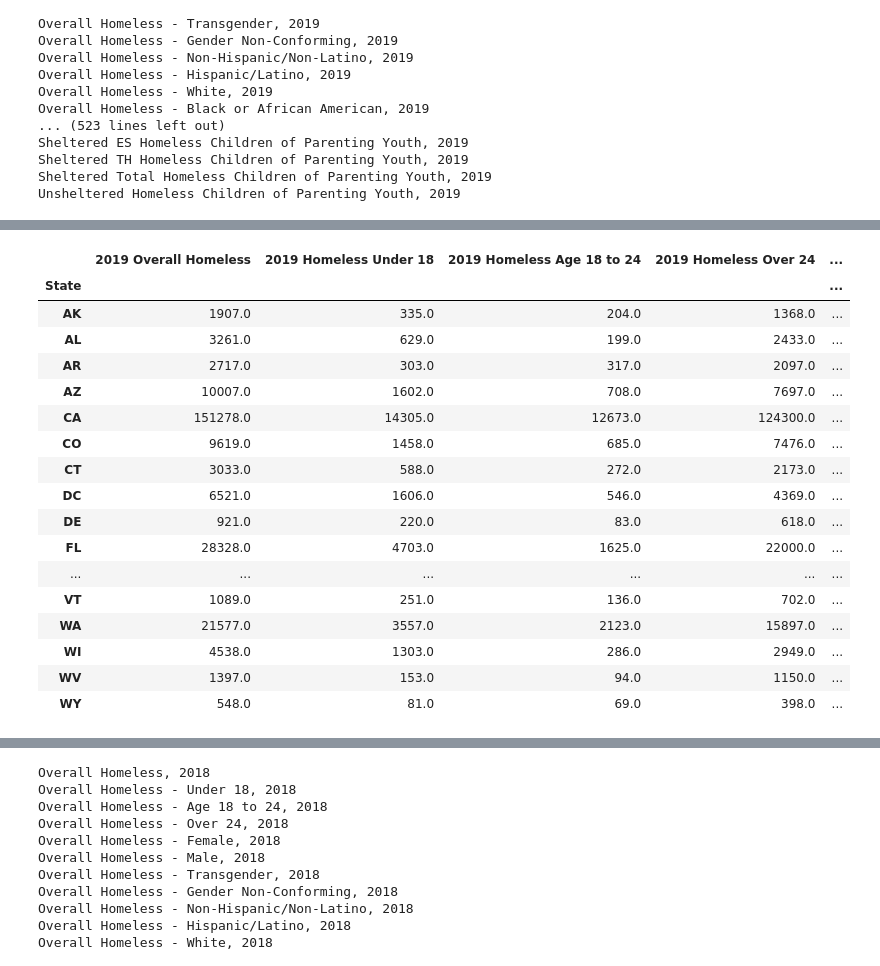
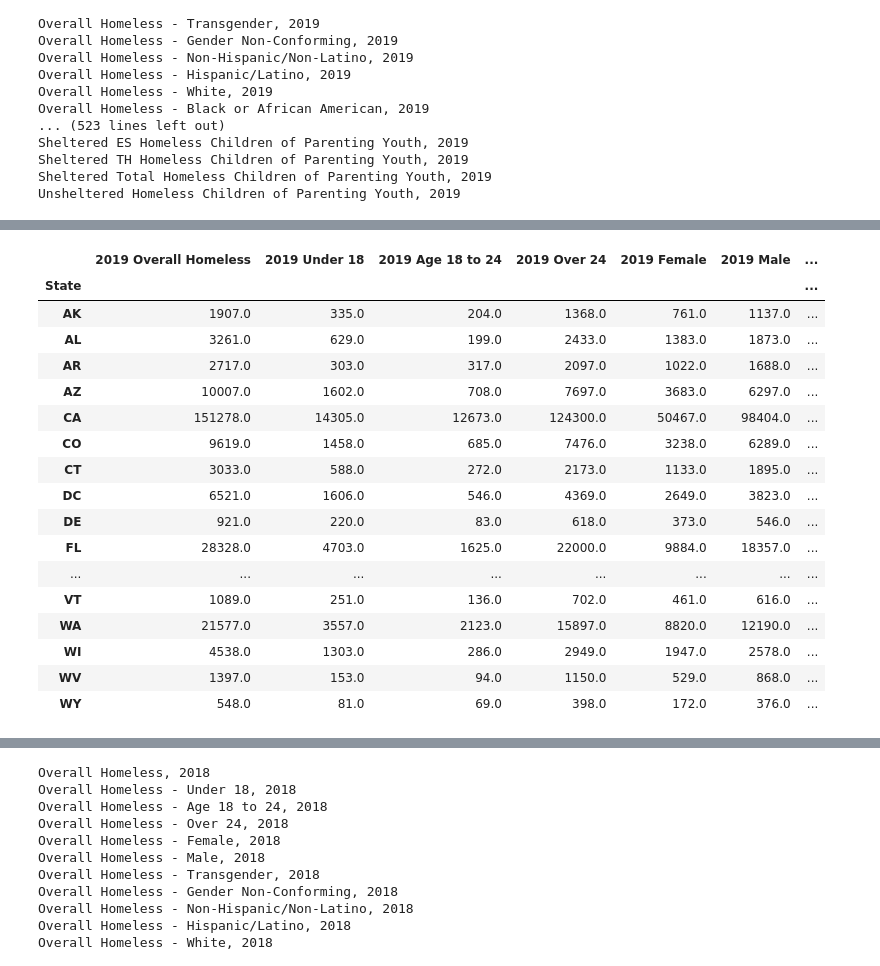
Before and after one commit to Rshn8411/ETL_project, a Jupyter notebook: Cleaning 2007-2019-PIT-Counts-by-CoC.ipynb, the cells around one changed output, grey strips where cells are left out. Saved outputs shown, nothing was run; the diff lists cells and outputs as text; code cells hidden in the pictures.

```diff
--- a/Cleaning 2007-2019-PIT-Counts-by-CoC.ipynb
+++ b/Cleaning 2007-2019-PIT-Counts-by-CoC.ipynb
@@ -115,41 +115,41 @@ modified2019
 # %%
 #Rename columns
 renamed2019 = modified2019.rename(columns={'Overall Homeless, 2019': '2019 Overall Homeless',
-'Overall Homeless - Under 18, 2019': '2019 Homeless Under 18',
-'Overall Homeless - Age 18 to 24, 2019': '2019 Homeless Age 18 to 24',
-'Overall Homeless - Over 24, 2019': '2019 Homeless Over 24',
-'Overall Homeless - Female, 2019': '2019 Homeless Female',
-'Overall Homeless - Male, 2019': '2019 Homeless Male',
-'Overall Homeless - Transgender, 2019': '2019 Homeless Transgender',
-'Overall Homeless - Gender Non-Conforming, 2019': '2019 Homeless Non-Conforming',
-'Overall Homeless - Non-Hispanic/Non-Latino, 2019': '2019 Homeless Non-Hispanic/Non-Latino',
-'Overall Homeless - Hispanic/Latino, 2019': '2019 Homeless Hispanic/Latino',
-'Overall Homeless - White, 2019': '2019 Homeless White',
-'Overall Homeless - Black or African American, 2019': '2019 Homeless Black or African American',
-'Overall Homeless - Asian, 2019': '2019 Homeless Asian',
-'Overall Homeless - American Indian or Alaska Native, 2019': '2019 Homeless American Indian or Alaska Native',
-'Overall Homeless - Native Hawaiian or Other Pacific Islander, 2019': '2019 Homeless Native Hawaiian or Other Pacific Islander',
-'Overall Homeless - Multiple Races, 2019': '2019 Homeless Multiple Races'})
+'Overall Homeless - Under 18, 2019': '2019 Under 18',
+'Overall Homeless - Age 18 to 24, 2019': '2019 Age 18 to 24',
+'Overall Homeless - Over 24, 2019': '2019 Over 24',
+'Overall Homeless - Female, 2019': '2019 Female',
+'Overall Homeless - Male, 2019': '2019 Male',
+'Overall Homeless - Transgender, 2019': '2019 Transgender',
+'Overall Homeless - Gender Non-Conforming, 2019': '2019 NonConforming',
+'Overall Homeless - Non-Hispanic/Non-Latino, 2019': '2019 NonHispanic_NonLatino',
+'Overall Homeless - Hispanic/Latino, 2019': '2019 Hispanic_Latino',
+'Overall Homeless - White, 2019': '2019 White',
+'Overall Homeless - Black or African American, 2019': '2019 Black or African American',
+'Overall Homeless - Asian, 2019': '2019 Asian',
+'Overall Homeless - American Indian or Alaska Native, 2019': '2019 American Indian or Alaska Native',
+'Overall Homeless - Native Hawaiian or Other Pacific Islander, 2019': '2019 Native Hawaiian or Other Pacific Islander',
+'Overall Homeless - Multiple Races, 2019': '2019 Multiple Races'})
 renamed2019
 # %% [output]
-|  | 2019 Overall Homeless | 2019 Homeless Under 18 | 2019 Homeless Age 18 to 24 | 2019 Homeless Over 24 | ... |
-| State |  |  |  |  | ... |
-| AK | 1907.0 | 335.0 | 204.0 | 1368.0 | ... |
-| AL | 3261.0 | 629.0 | 199.0 | 2433.0 | ... |
-| AR | 2717.0 | 303.0 | 317.0 | 2097.0 | ... |
-| AZ | 10007.0 | 1602.0 | 708.0 | 7697.0 | ... |
-| CA | 151278.0 | 14305.0 | 12673.0 | 124300.0 | ... |
-| CO | 9619.0 | 1458.0 | 685.0 | 7476.0 | ... |
-| CT | 3033.0 | 588.0 | 272.0 | 2173.0 | ... |
-| DC | 6521.0 | 1606.0 | 546.0 | 4369.0 | ... |
-| DE | 921.0 | 220.0 | 83.0 | 618.0 | ... |
-| FL | 28328.0 | 4703.0 | 1625.0 | 22000.0 | ... |
-| ... | ... | ... | ... | ... | ... |
-| VT | 1089.0 | 251.0 | 136.0 | 702.0 | ... |
-| WA | 21577.0 | 3557.0 | 2123.0 | 15897.0 | ... |
-| WI | 4538.0 | 1303.0 | 286.0 | 2949.0 | ... |
-| WV | 1397.0 | 153.0 | 94.0 | 1150.0 | ... |
-| WY | 548.0 | 81.0 | 69.0 | 398.0 | ... |
+|  | 2019 Overall Homeless | 2019 Under 18 | 2019 Age 18 to 24 | 2019 Over 24 | 2019 Female | 2019 Male | ... |
+| State |  |  |  |  |  |  | ... |
+| AK | 1907.0 | 335.0 | 204.0 | 1368.0 | 761.0 | 1137.0 | ... |
+| AL | 3261.0 | 629.0 | 199.0 | 2433.0 | 1383.0 | 1873.0 | ... |
+| AR | 2717.0 | 303.0 | 317.0 | 2097.0 | 1022.0 | 1688.0 | ... |
+| AZ | 10007.0 | 1602.0 | 708.0 | 7697.0 | 3683.0 | 6297.0 | ... |
+| CA | 151278.0 | 14305.0 | 12673.0 | 124300.0 | 50467.0 | 98404.0 | ... |
+| CO | 9619.0 | 1458.0 | 685.0 | 7476.0 | 3238.0 | 6289.0 | ... |
+| CT | 3033.0 | 588.0 | 272.0 | 2173.0 | 1133.0 | 1895.0 | ... |
+| DC | 6521.0 | 1606.0 | 546.0 | 4369.0 | 2649.0 | 3823.0 | ... |
+| DE | 921.0 | 220.0 | 83.0 | 618.0 | 373.0 | 546.0 | ... |
+| FL | 28328.0 | 4703.0 | 1625.0 | 22000.0 | 9884.0 | 18357.0 | ... |
+| ... | ... | ... | ... | ... | ... | ... | ... |
+| VT | 1089.0 | 251.0 | 136.0 | 702.0 | 461.0 | 616.0 | ... |
+| WA | 21577.0 | 3557.0 | 2123.0 | 15897.0 | 8820.0 | 12190.0 | ... |
+| WI | 4538.0 | 1303.0 | 286.0 | 2949.0 | 1947.0 | 2578.0 | ... |
+| WV | 1397.0 | 153.0 | 94.0 | 1150.0 | 529.0 | 868.0 | ... |
+| WY | 548.0 | 81.0 | 69.0 | 398.0 | 172.0 | 376.0 | ... |
 # %%
 #Drop American territorries
 final2019 = renamed2019.drop(['GU','MP', 'VI'])
```
Also changed, not shown: parts of 6 cells of this notebook, 1 other file.
